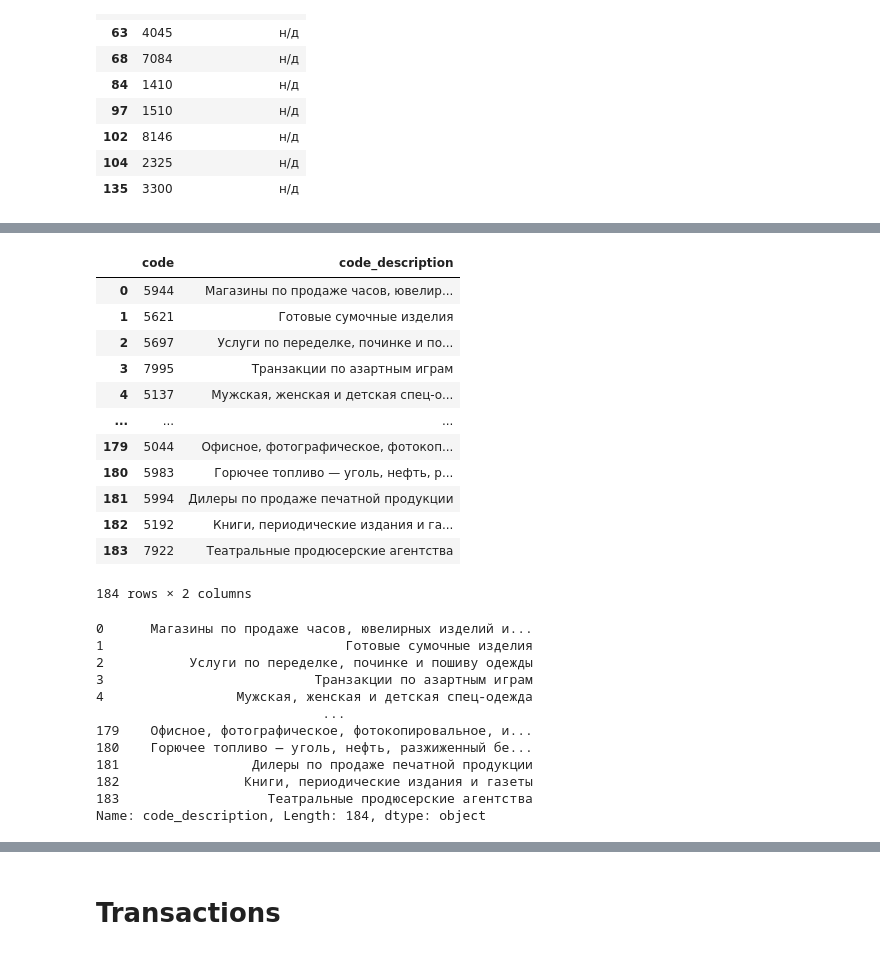
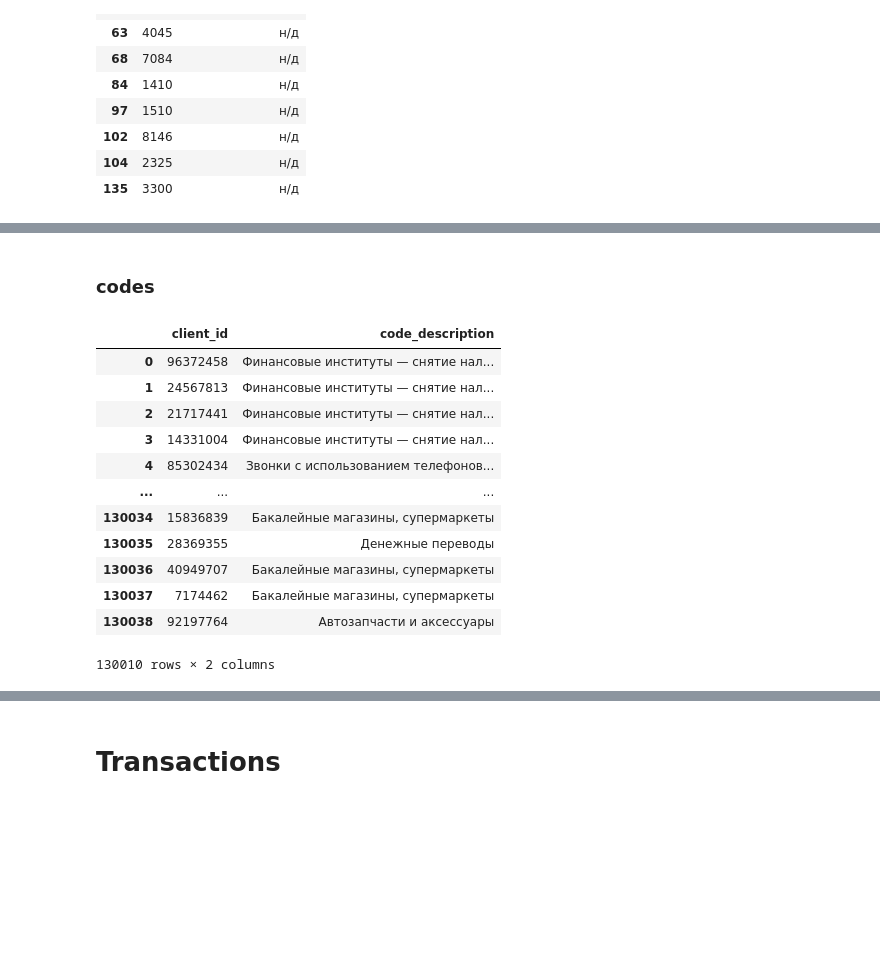
Before and after one commit to talghatovich/Assignment_IRDM_AAA, a Jupyter notebook: Assignment_4_5.ipynb, the cells around one changed output, grey strips where cells are left out. Drawn from its saved outputs; the diff is of its cells as text; code cells hidden in the pictures; blank space fills up the shorter version.

```diff
--- a/Assignment_4_5.ipynb
+++ b/Assignment_4_5.ipynb
@@ -286,3 +282,5 @@ nan_values
 | 135 | 3300 | н/д |
 # %%
 types.drop(types[types['type_description'].str.contains('н/д')].index, inplace=True)
+list_types = nan_values['type'].tolist()
+transactions.loc[transactions['type'].isin(list_types), 'type'] = 4035
@@ -289,16 +387,20 @@ types.drop(types[types['type_description'].str.contains('н/д')].index, inplace
+# %% [markdown]
+### codes
 # %%
-codes
+code = transactions.join(codes.set_index('code'), on='code')
+code.drop(['datetime', 'code', 'type', 'sum'], axis = 1, inplace = True)
+code
 # %% [output]
-|  | code | code_description |
-| 0 | 5944 | Магазины по продаже часов, ювелир... |
-| 1 | 5621 | Готовые сумочные изделия |
-| 2 | 5697 | Услуги по переделке, починке и по... |
-| 3 | 7995 | Транзакции по азартным играм |
-| 4 | 5137 | Мужская, женская и детская спец-о... |
+|  | client_id | code_description |
+| 0 | 96372458 | Финансовые институты — снятие нал... |
+| 1 | 24567813 | Финансовые институты — снятие нал... |
+| 2 | 21717441 | Финансовые институты — снятие нал... |
+| 3 | 14331004 | Финансовые институты — снятие нал... |
+| 4 | 85302434 | Звонки с использованием телефонов... |
 | ... | ... | ... |
-| 179 | 5044 | Офисное, фотографическое, фотокоп... |
-| 180 | 5983 | Горючее топливо — уголь, нефть, р... |
-| 181 | 5994 | Дилеры по продаже печатной продукции |
-| 182 | 5192 | Книги, периодические издания и га... |
-| 183 | 7922 | Театральные продюсерские агентства |
+| 130034 | 15836839 | Бакалейные магазины, супермаркеты |
+| 130035 | 28369355 | Денежные переводы |
+| 130036 | 40949707 | Бакалейные магазины, супермаркеты |
+| 130037 | 7174462 | Бакалейные магазины, супермаркеты |
+| 130038 | 92197764 | Автозапчасти и аксессуары |
-184 rows × 2 columns
+130010 rows × 2 columns
@@ -308,16 +406,0 @@ import re
-# %%
-list1 = codes.code_description
-list1
-# %% [output]
-0      Магазины по продаже часов, ювелирных изделий и...
-1                               Готовые сумочные изделия
-2           Услуги по переделке, починке и пошиву одежды
-3                           Транзакции по азартным играм
-4                 Мужская, женская и детская спец-одежда
-                             ...
-179    Офисное, фотографическое, фотокопировальное, и...
-180    Горючее топливо — уголь, нефть, разжиженный бе...
-181                 Дилеры по продаже печатной продукции
-182                Книги, периодические издания и газеты
-183                   Театральные продюсерские агентства
-Name: code_description, Length: 184, dtype: object
```
Also changed, not shown: parts of 114 cells of this notebook.
